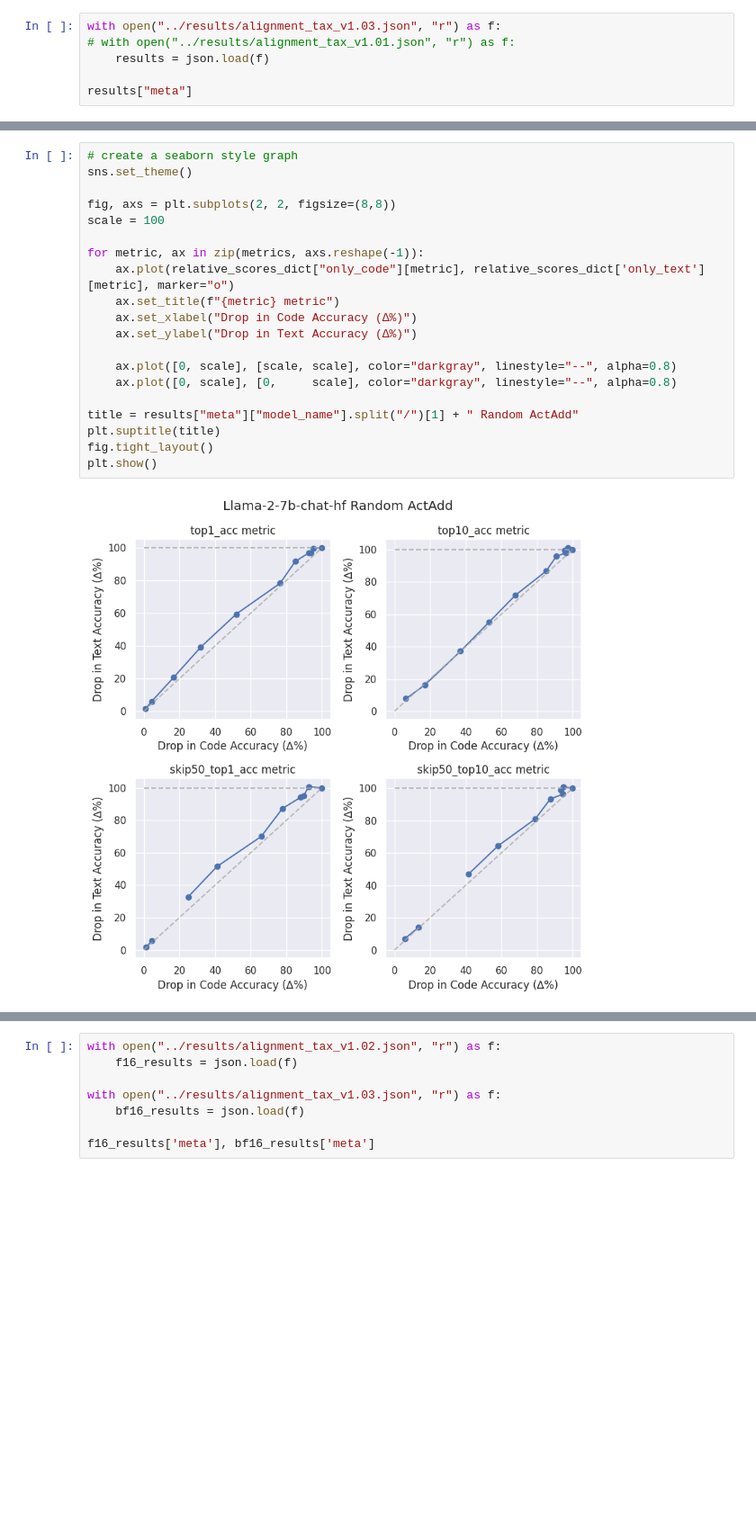
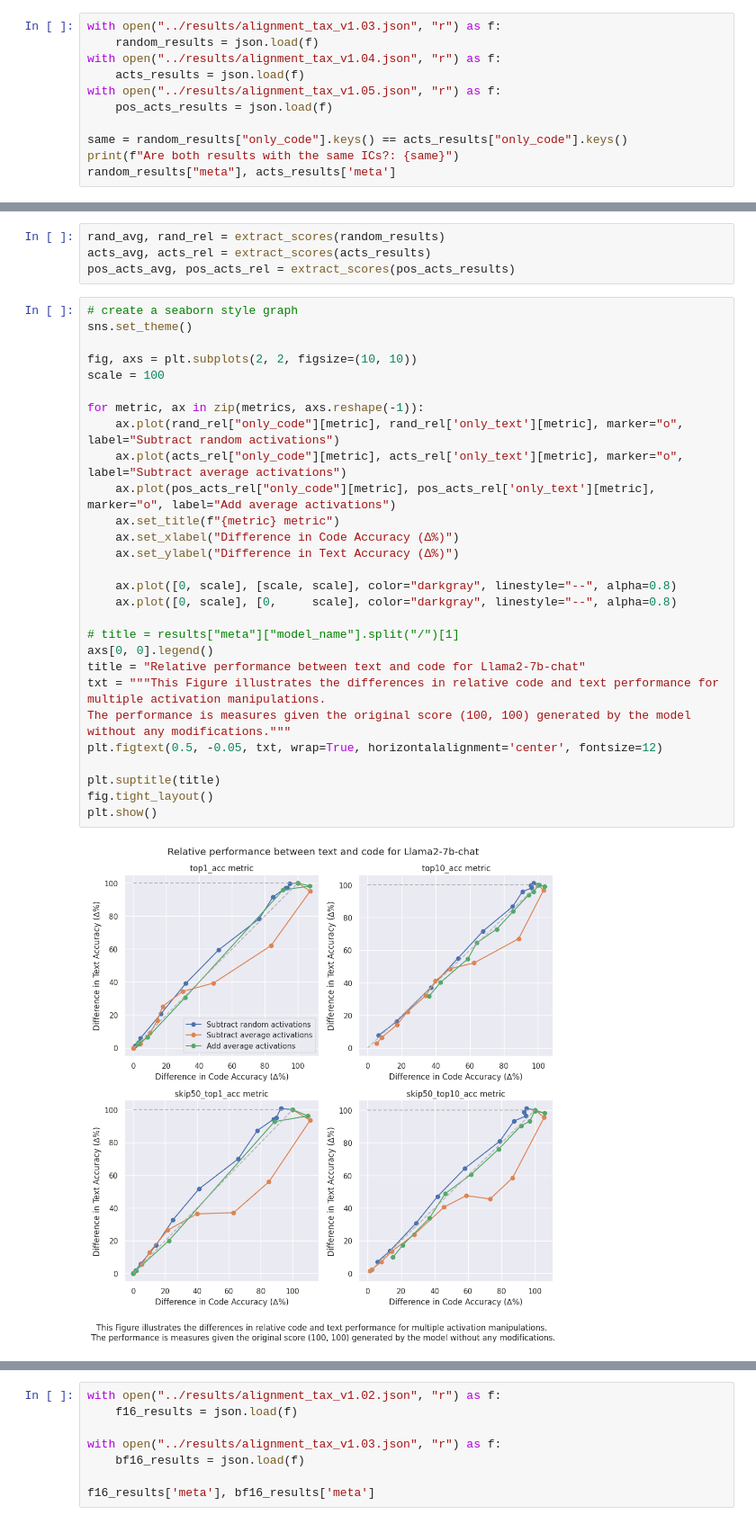
Before and after one commit to TeunvdWeij/extending-activation-addition, a Jupyter notebook: src/make_plots.ipynb, the cells around one changed output, grey strips where cells are left out. Shown at 90% size. Drawn from its saved outputs; the diff is of its cells as text; blank space fills up the shorter version.

Commit message:
plots update

```diff
--- a/src/make_plots.ipynb
+++ b/src/make_plots.ipynb
@@ -8,7 +12,12 @@ import seaborn as sns
 # %%
 with open("../results/alignment_tax_v1.03.json", "r") as f:
-# with open("../results/alignment_tax_v1.01.json", "r") as f:
-    results = json.load(f)
+    random_results = json.load(f)
+with open("../results/alignment_tax_v1.04.json", "r") as f:
+    acts_results = json.load(f)
+with open("../results/alignment_tax_v1.05.json", "r") as f:
+    pos_acts_results = json.load(f)
 
-results["meta"]
+same = random_results["only_code"].keys() == acts_results["only_code"].keys()
+print(f"Are both results with the same ICs?: {same}")
+random_results["meta"], acts_results['meta']
 # %% [output]
@@ -56,25 +81,37 @@ for mode in modes:
+# %%
+rand_avg, rand_rel = extract_scores(random_results)
+acts_avg, acts_rel = extract_scores(acts_results)
+pos_acts_avg, pos_acts_rel = extract_scores(pos_acts_results)
 # %%
 # create a seaborn style graph
 sns.set_theme()
 
-fig, axs = plt.subplots(2, 2, figsize=(8,8))
+fig, axs = plt.subplots(2, 2, figsize=(10, 10))
 scale = 100
 
 for metric, ax in zip(metrics, axs.reshape(-1)):
-    ax.plot(relative_scores_dict["only_code"][metric], relative_scores_dict['only_text'][metric], marker="o")
+    ax.plot(rand_rel["only_code"][metric], rand_rel['only_text'][metric], marker="o", label="Subtract random activations")
+    ax.plot(acts_rel["only_code"][metric], acts_rel['only_text'][metric], marker="o", label="Subtract average activations")
+    ax.plot(pos_acts_rel["only_code"][metric], pos_acts_rel['only_text'][metric], marker="o", label="Add average activations")
     ax.set_title(f"{metric} metric")
-    ax.set_xlabel("Drop in Code Accuracy (∆%)")
-    ax.set_ylabel("Drop in Text Accuracy (∆%)")
+    ax.set_xlabel("Difference in Code Accuracy (∆%)")
+    ax.set_ylabel("Difference in Text Accuracy (∆%)")
 
     ax.plot([0, scale], [scale, scale], color="darkgray", linestyle="--", alpha=0.8)
     ax.plot([0, scale], [0,     scale], color="darkgray", linestyle="--", alpha=0.8)
 
-title = results["meta"]["model_name"].split("/")[1] + " Random ActAdd"
+# title = results["meta"]["model_name"].split("/")[1]
+axs[0, 0].legend()
+title = "Relative performance between text and code for Llama2-7b-chat"
+txt = """This Figure illustrates the differences in relative code and text performance for multiple activation manipulations.
+The performance is measures given the original score (100, 100) generated by the model without any modifications."""
+plt.figtext(0.5, -0.05, txt, wrap=True, horizontalalignment='center', fontsize=12)
+
 plt.suptitle(title)
 fig.tight_layout()
 plt.show()
 # %% [output]
-[figure, old version]
+[figure, new version]
 # %%
 # create a seaborn style graph
 sns.set_theme()
```
Also changed, not shown: parts of 8 cells of this notebook.
